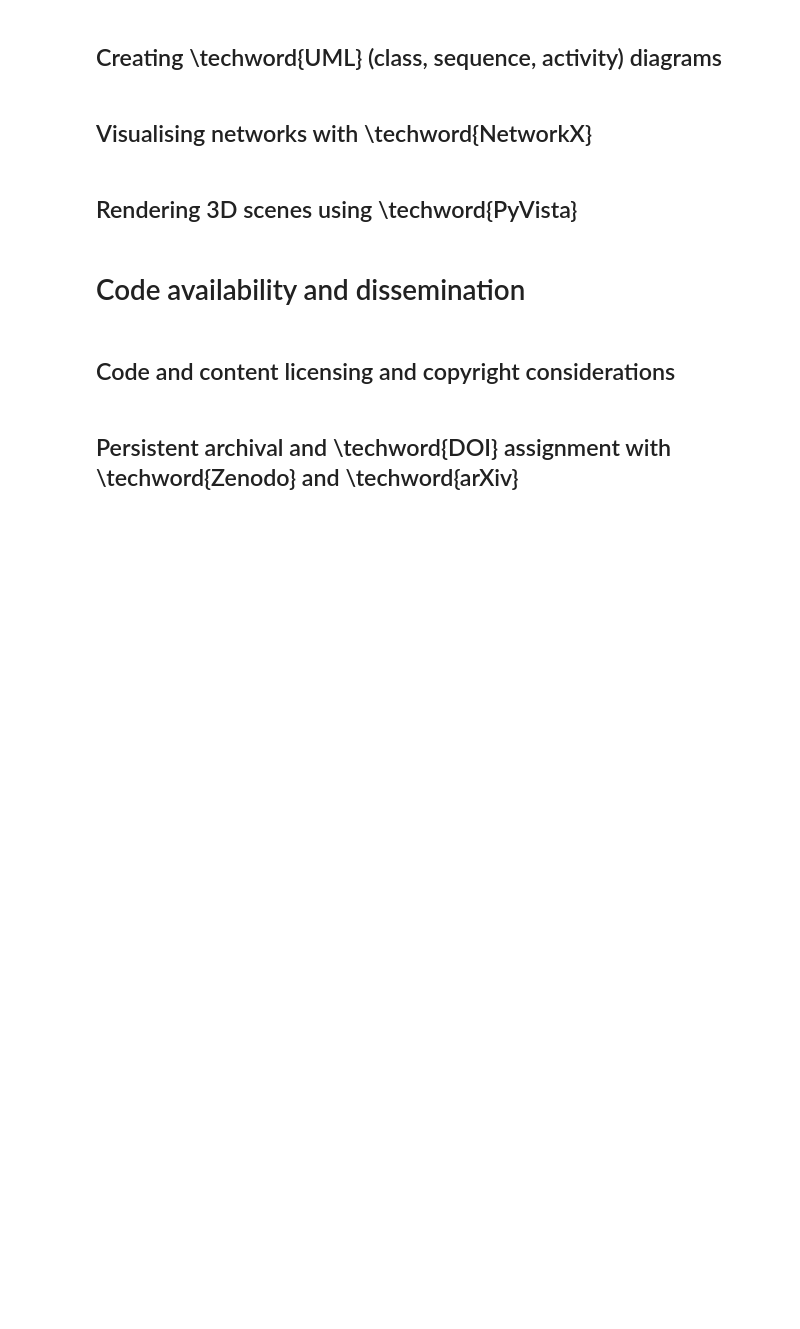
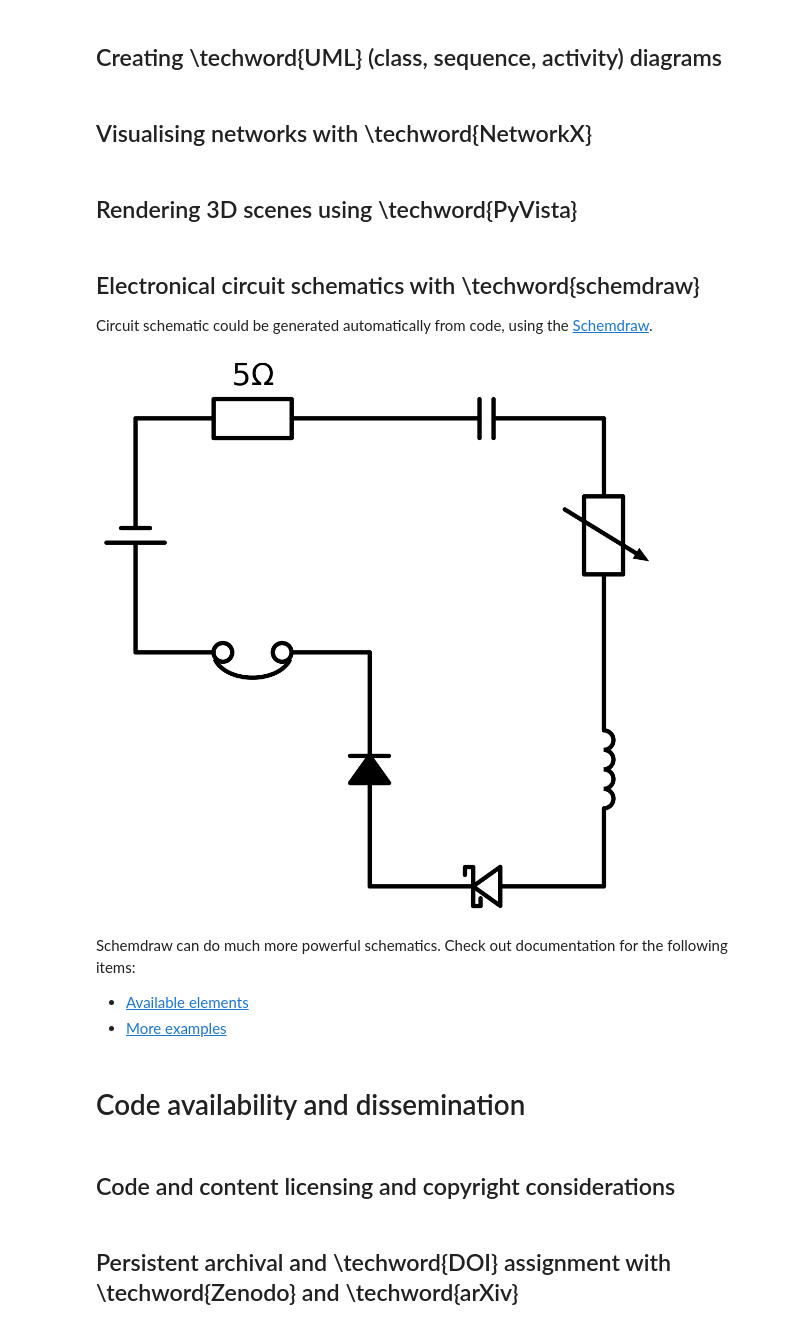
Before and after one commit to habemus-python/quarto-reproducible-thesis, a Jupyter notebook: thesis.ipynb, the cells around one changed output. Drawn from its saved outputs; the diff is of its cells as text; code cells hidden in the pictures; blank space fills up the shorter version.

Commit message:
thesis: add example usage of schemdraw

```diff
--- a/thesis.ipynb
+++ b/thesis.ipynb
@@ -247,6 +247,29 @@ pyplot.legend();
 ## Visualising networks with \techword{NetworkX}
 # %% [markdown]
 ## Rendering 3D scenes using \techword{PyVista}
+# %% [markdown]
+## Electronical circuit schematics with \techword{schemdraw}
+Circuit schematic could be generated automatically from code, using the [Schemdraw](https://schemdraw.readthedocs.io/en/stable/).
+# %%
+#| fig-cap: This is an example circuit.
+import schemdraw, schemdraw.elements as elm
+with schemdraw.Drawing():
+    elm.style(elm.STYLE_IEC) # this is important: switch to Eurepean standard
+    elm.Resistor().label('5$\\Omega$')
+    elm.Capacitor()
+    elm.ResistorVar().down()
+    elm.Inductor()
+    elm.Schottky().left()
+    elm.Diode(fill=True).up()
+    elm.Breaker().left()
+    elm.BatteryCell().up()
+# %% [output]
+[figure, added]
+# %% [markdown]
+Schemdraw can do much more powerful schematics. Check out documentation for the following items:
+
+* [Available elements](https://schemdraw.readthedocs.io/en/stable/elements/elements.html)
+* [More examples](https://schemdraw.readthedocs.io/en/stable/gallery/index.html)
 # %% [markdown]
 # Code availability and dissemination
 # %% [markdown]
```
Also changed, not shown: parts of 1 cell of this notebook.
